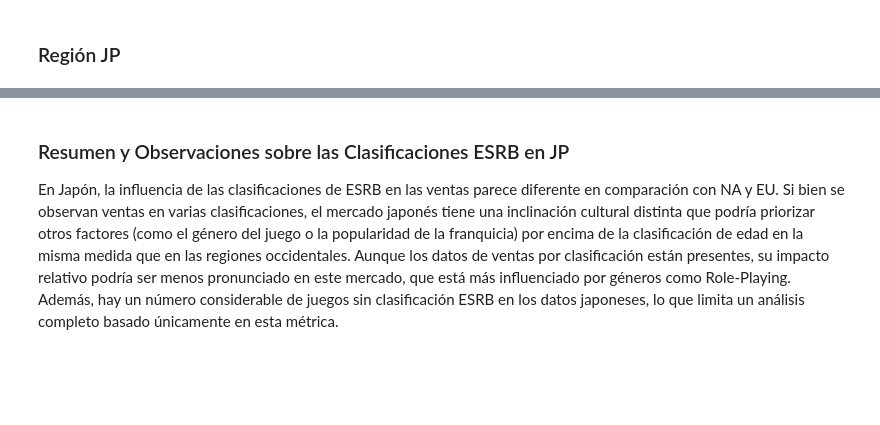
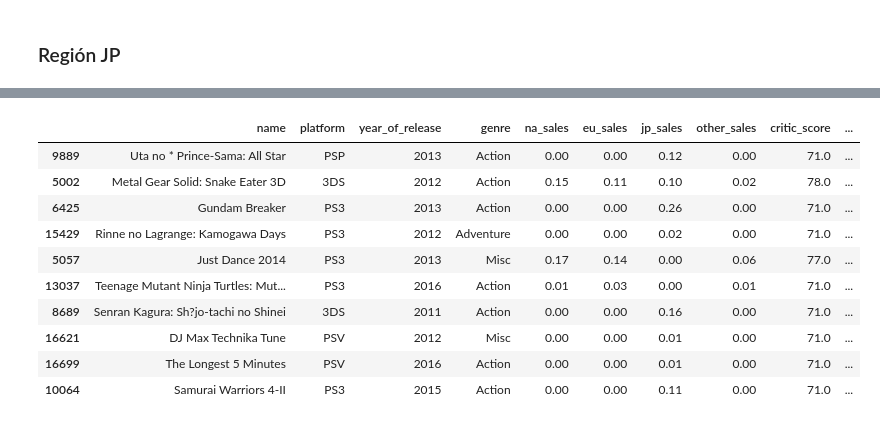
Before and after one commit to Davichobacter/data_science_tt, a Jupyter notebook: sprint_6/notebook.ipynb, the cells around one changed output, grey strips where cells are left out. Drawn from its saved outputs; the diff is of its cells as text; code cells hidden in the pictures; blank space fills up the shorter version.

```diff
--- a/sprint_6/notebook.ipynb
+++ b/sprint_6/notebook.ipynb
@@ -1662,4 +1635,14 @@ memory usage: 205.3+ KB
-# %% [markdown]
-### Resumen y Observaciones sobre las Clasificaciones ESRB en JP
-
-En Japón, la influencia de las clasificaciones de ESRB en las ventas parece diferente en comparación con NA y EU. Si bien se observan ventas en varias clasificaciones, el mercado japonés tiene una inclinación cultural distinta que podría priorizar otros factores (como el género del juego o la popularidad de la franquicia) por encima de la clasificación de edad en la misma medida que en las regiones occidentales. Aunque los datos de ventas por clasificación están presentes, su impacto relativo podría ser menos pronunciado en este mercado, que está más influenciado por géneros como Role-Playing. Además, hay un número considerable de juegos sin clasificación ESRB en los datos japoneses, lo que limita un análisis completo basado únicamente en esta métrica.
+# %%
+jp_data.sample(10)
+# %% [output]
+|  | name | platform | year_of_release | genre | na_sales | eu_sales | jp_sales | other_sales | critic_score | ... |
+| 9889 | Uta no * Prince-Sama: All Star | PSP | 2013 | Action | 0.00 | 0.00 | 0.12 | 0.00 | 71.0 | ... |
+| 5002 | Metal Gear Solid: Snake Eater 3D | 3DS | 2012 | Action | 0.15 | 0.11 | 0.10 | 0.02 | 78.0 | ... |
+| 6425 | Gundam Breaker | PS3 | 2013 | Action | 0.00 | 0.00 | 0.26 | 0.00 | 71.0 | ... |
+| 15429 | Rinne no Lagrange: Kamogawa Days | PS3 | 2012 | Adventure | 0.00 | 0.00 | 0.02 | 0.00 | 71.0 | ... |
+| 5057 | Just Dance 2014 | PS3 | 2013 | Misc | 0.17 | 0.14 | 0.00 | 0.06 | 77.0 | ... |
+| 13037 | Teenage Mutant Ninja Turtles: Mut... | PS3 | 2016 | Action | 0.01 | 0.03 | 0.00 | 0.01 | 71.0 | ... |
+| 8689 | Senran Kagura: Sh?jo-tachi no Shinei | 3DS | 2011 | Action | 0.00 | 0.00 | 0.16 | 0.00 | 71.0 | ... |
+| 16621 | DJ Max Technika Tune | PSV | 2012 | Misc | 0.00 | 0.00 | 0.01 | 0.00 | 71.0 | ... |
+| 16699 | The Longest 5 Minutes | PSV | 2016 | Action | 0.00 | 0.00 | 0.01 | 0.00 | 71.0 | ... |
+| 10064 | Samurai Warriors 4-II | PS3 | 2015 | Action | 0.00 | 0.00 | 0.11 | 0.00 | 71.0 | ... |
```
Also changed, not shown: parts of 39 cells of this notebook.
